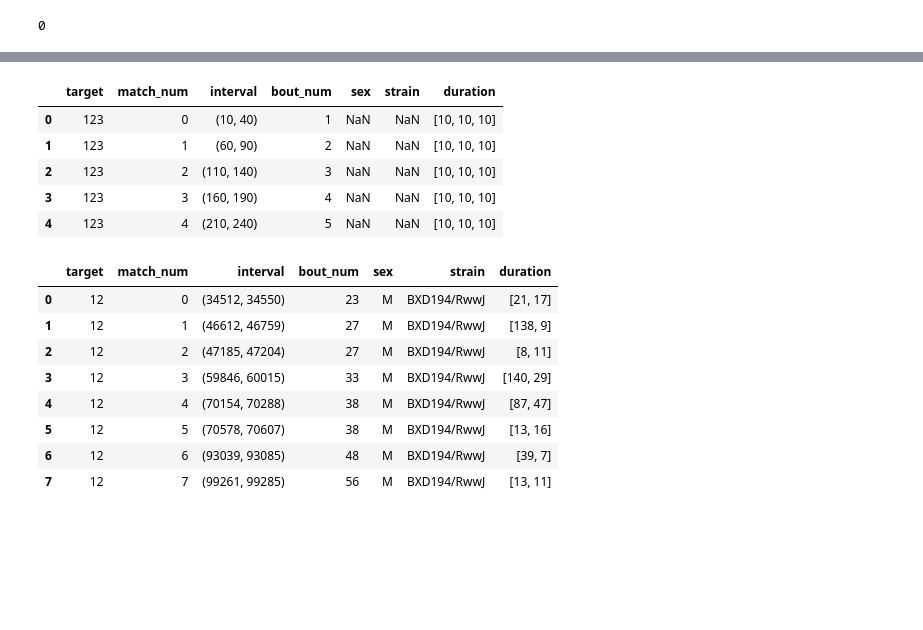
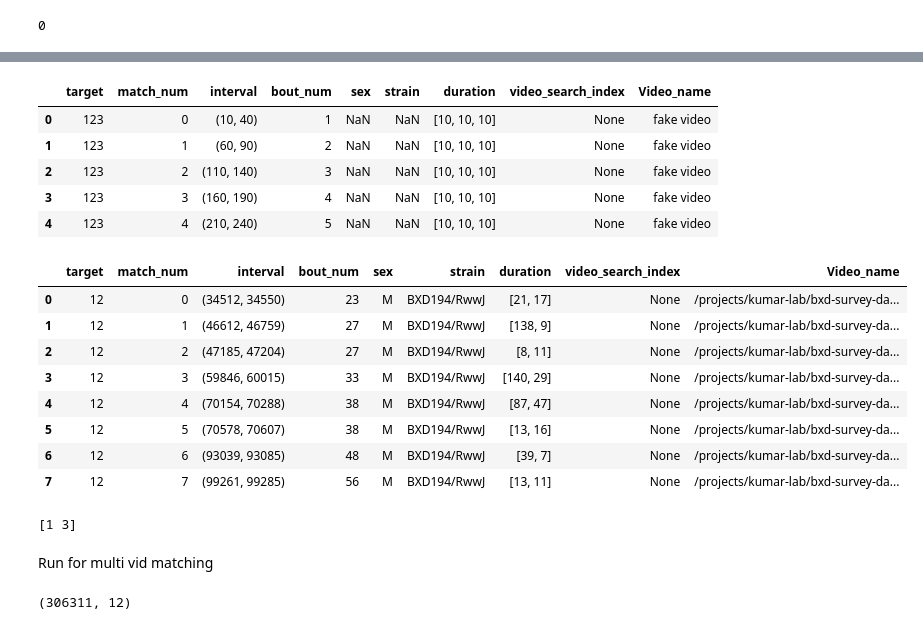
Before and after one commit to brigbrog/Syntactic-Grooming, a Jupyter notebook: bout_machine.ipynb, the cells around one changed output, grey strips where cells are left out. Cells and saved outputs as stored; diff of their text form; code cells hidden in the pictures; blank space fills up the shorter version.

Commit message:
multi video search supported

```diff
--- a/bout_machine.ipynb
+++ b/bout_machine.ipynb
@@ -262,26 +251,42 @@ match_5
 # %%
+fake_test_pull = pd.DataFrame(fake_test_pull)
 fake_test_pull.head()
 # %% [output]
-|  | target | match_num | interval | bout_num | sex | strain | duration |
-| 0 | 123 | 0 | (10, 40) | 1 | NaN | NaN | [10, 10, 10] |
-| 1 | 123 | 1 | (60, 90) | 2 | NaN | NaN | [10, 10, 10] |
-| 2 | 123 | 2 | (110, 140) | 3 | NaN | NaN | [10, 10, 10] |
-| 3 | 123 | 3 | (160, 190) | 4 | NaN | NaN | [10, 10, 10] |
-| 4 | 123 | 4 | (210, 240) | 5 | NaN | NaN | [10, 10, 10] |
+|  | target | match_num | interval | bout_num | sex | strain | duration | video_search_index | Video_name |
+| 0 | 123 | 0 | (10, 40) | 1 | NaN | NaN | [10, 10, 10] | None | fake video |
+| 1 | 123 | 1 | (60, 90) | 2 | NaN | NaN | [10, 10, 10] | None | fake video |
+| 2 | 123 | 2 | (110, 140) | 3 | NaN | NaN | [10, 10, 10] | None | fake video |
+| 3 | 123 | 3 | (160, 190) | 4 | NaN | NaN | [10, 10, 10] | None | fake video |
+| 4 | 123 | 4 | (210, 240) | 5 | NaN | NaN | [10, 10, 10] | None | fake video |
 # %%
 real_test_pull = boutMachine.pull_match_data(bxd_vid1,
                                         '/projects/kumar-lab/bxd-survey-dataset/unaligned/LL1-B2B/2019-06-25_SPD/LL1-1_030878-M-AX10-8.71428571428571-43575-1-K19062002',
                                         {'match_1': (34512, 34550), 'match_2': (46612, 46759), 'match_3': (47185, 47204), 'match_4': (59846, 60015), 'match_5': (70154, 70288), 'match_6': (70578, 70607), 'match_7': (93039, 93085), 'match_8': (99261, 99285)},
                                         '12')
 # %%
+real_test_pull = pd.DataFrame(real_test_pull)
 real_test_pull.head(20)
 # %% [output]
-|  | target | match_num | interval | bout_num | sex | strain | duration |
-| 0 | 12 | 0 | (34512, 34550) | 23 | M | BXD194/RwwJ | [21, 17] |
-| 1 | 12 | 1 | (46612, 46759) | 27 | M | BXD194/RwwJ | [138, 9] |
-| 2 | 12 | 2 | (47185, 47204) | 27 | M | BXD194/RwwJ | [8, 11] |
-| 3 | 12 | 3 | (59846, 60015) | 33 | M | BXD194/RwwJ | [140, 29] |
-| 4 | 12 | 4 | (70154, 70288) | 38 | M | BXD194/RwwJ | [87, 47] |
-| 5 | 12 | 5 | (70578, 70607) | 38 | M | BXD194/RwwJ | [13, 16] |
-| 6 | 12 | 6 | (93039, 93085) | 48 | M | BXD194/RwwJ | [39, 7] |
-| 7 | 12 | 7 | (99261, 99285) | 56 | M | BXD194/RwwJ | [13, 11] |
+|  | target | match_num | interval | bout_num | sex | strain | duration | video_search_index | Video_name |
+| 0 | 12 | 0 | (34512, 34550) | 23 | M | BXD194/RwwJ | [21, 17] | None | /projects/kumar-lab/bxd-survey-da... |
+| 1 | 12 | 1 | (46612, 46759) | 27 | M | BXD194/RwwJ | [138, 9] | None | /projects/kumar-lab/bxd-survey-da... |
+| 2 | 12 | 2 | (47185, 47204) | 27 | M | BXD194/RwwJ | [8, 11] | None | /projects/kumar-lab/bxd-survey-da... |
+| 3 | 12 | 3 | (59846, 60015) | 33 | M | BXD194/RwwJ | [140, 29] | None | /projects/kumar-lab/bxd-survey-da... |
+| 4 | 12 | 4 | (70154, 70288) | 38 | M | BXD194/RwwJ | [87, 47] | None | /projects/kumar-lab/bxd-survey-da... |
+| 5 | 12 | 5 | (70578, 70607) | 38 | M | BXD194/RwwJ | [13, 16] | None | /projects/kumar-lab/bxd-survey-da... |
+| 6 | 12 | 6 | (93039, 93085) | 48 | M | BXD194/RwwJ | [39, 7] | None | /projects/kumar-lab/bxd-survey-da... |
+| 7 | 12 | 7 | (99261, 99285) | 56 | M | BXD194/RwwJ | [13, 11] | None | /projects/kumar-lab/bxd-survey-da... |
+# %%
+thing = np.array([1 , 2, 3, 4, 5])
+ind = [0, 2]
+
+print(thing[ind])
+# %% [output]
+[1 3]
+# %% [markdown]
+Run for multi vid matching
+# %%
+bxd = pd.read_csv(bxd_bouts_fpath)
+bxd.shape
+# %% [output]
+(306311, 12)
```
Also changed, not shown: parts of 2 cells of this notebook, 1 other file.
